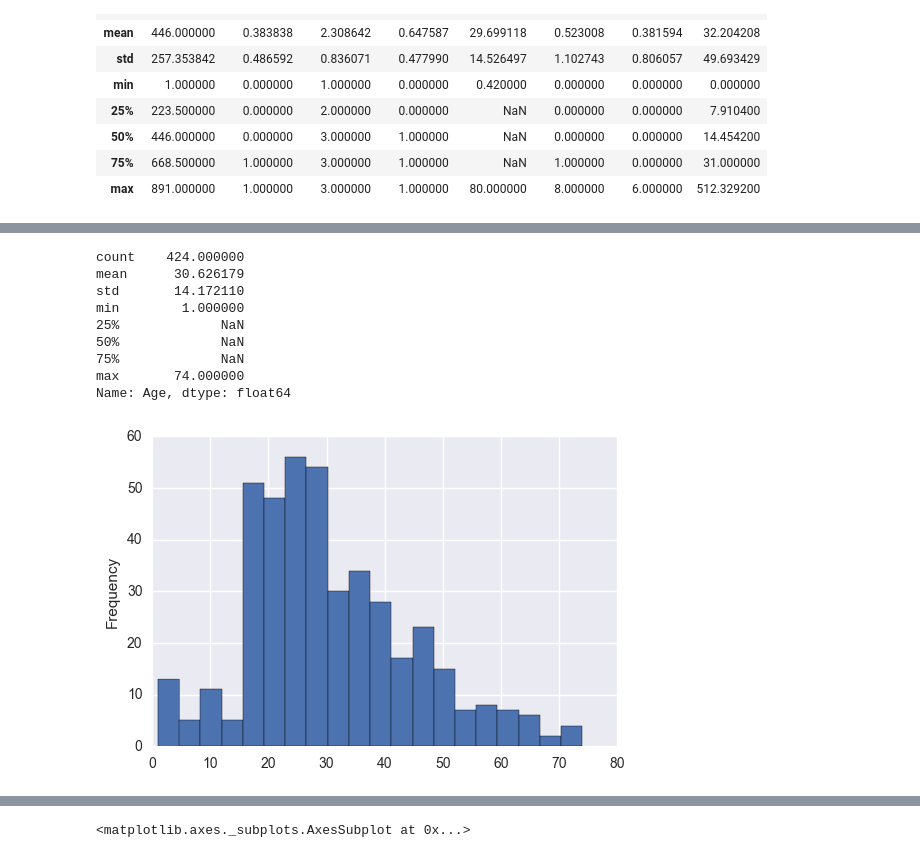
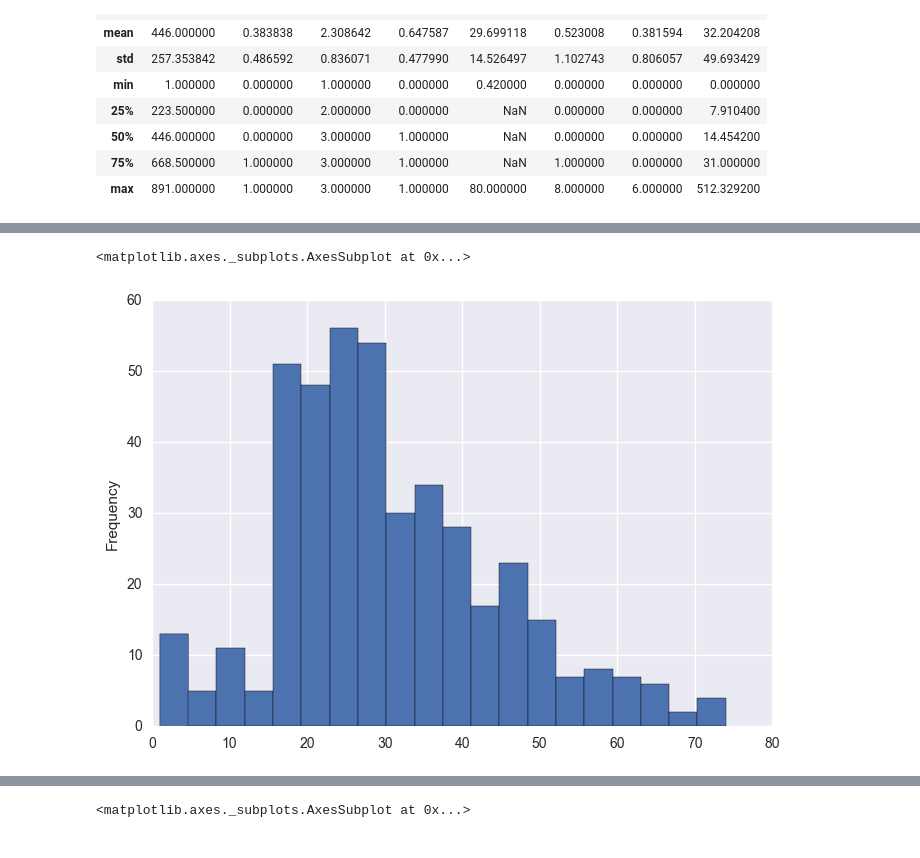
Before and after one commit to frankgrt/Investigate_a_Dataset, a Jupyter notebook: Investigate_titanic_dataset.ipynb, the cells around one changed output, grey strips where cells are left out. Drawn from its saved outputs; the diff is of its cells as text; code cells hidden in the pictures.

```diff
--- a/Investigate_titanic_dataset.ipynb
+++ b/Investigate_titanic_dataset.ipynb
@@ -132,15 +140,7 @@ Name: Age, dtype: float64
 # %%
 nonsurvived_group= titanic_df.groupby(["Survived"]).get_group(0)
 nonsurvived_group['Age'].plot.hist(bins = 20)
-nonsurvived_group['Age'].describe()
+#nonsurvived_group['Age'].describe()
 # %% [output]
-count    424.000000
-mean      30.626179
-std       14.172110
-min        1.000000
-25%             NaN
-50%             NaN
-75%             NaN
-max       74.000000
-Name: Age, dtype: float64
+<matplotlib.axes._subplots.AxesSubplot at 0x...>
-[figure, old version]
+[figure, new version]
```
Also changed, not shown: parts of 35 cells of this notebook.
